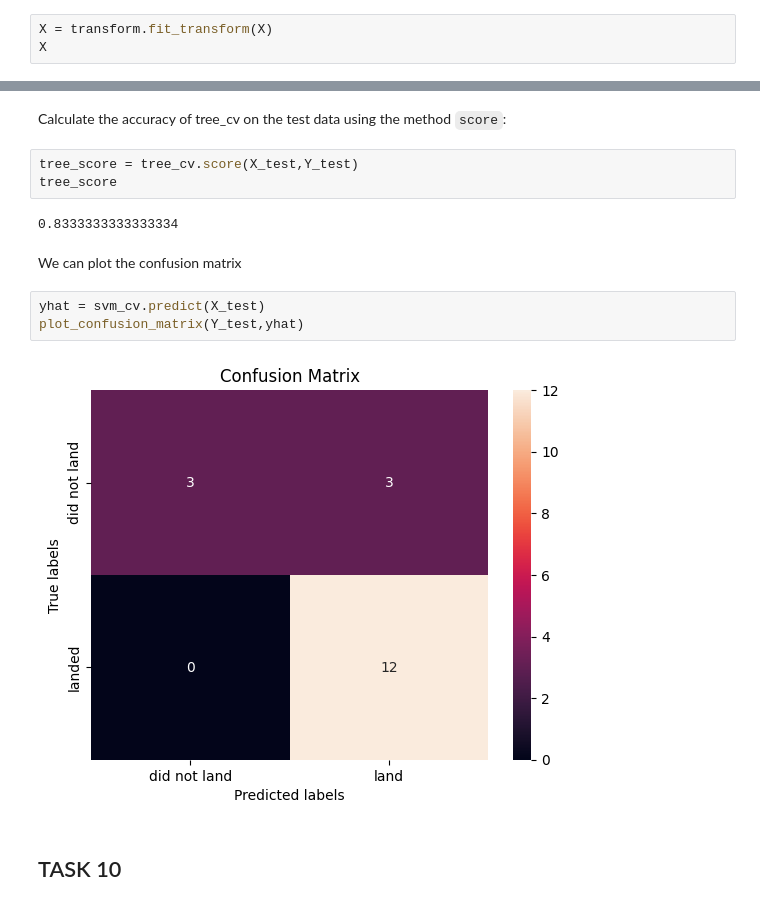
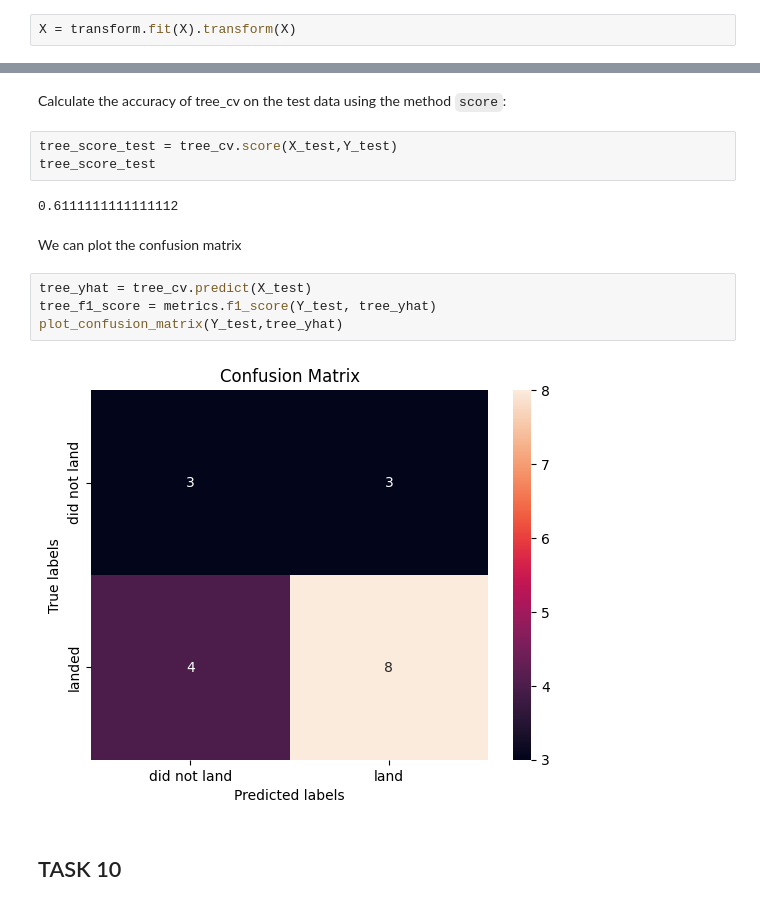
Before and after one commit to renjiths66/Applied-Data-Science-Capstone-FInal-, a Jupyter notebook: SpaceX_Machine Learning Prediction_Part_5.ipynb, the cells around one changed output, grey strips where cells are left out. Drawn from its saved outputs; the diff is of its cells as text.

```diff
--- a/SpaceX_Machine Learning Prediction_Part_5.ipynb
+++ b/SpaceX_Machine Learning Prediction_Part_5.ipynb
@@ -142,5 +143,4 @@ Standardize the data in <code>X</code> then reassign it to the variable  <code>X
 # students get this
 transform = preprocessing.StandardScaler()
 # %%
-X = transform.fit_transform(X)
-X
+X = transform.fit(X).transform(X)
@@ -295,17 +288,18 @@ accuracy : 0.8892857142857145
 # %% [markdown]
 Calculate the accuracy of tree_cv on the test data using the method <code>score</code>:
 # %%
-tree_score = tree_cv.score(X_test,Y_test)
-tree_score
+tree_score_test = tree_cv.score(X_test,Y_test)
+tree_score_test
 # %% [output]
-0.8333333333333334
+0.6111111111111112
 # %% [markdown]
 We can plot the confusion matrix
-# %%
-yhat = svm_cv.predict(X_test)
-plot_confusion_matrix(Y_test,yhat)
-# %% [output]
-[figure, removed]
+# %%
+tree_yhat = tree_cv.predict(X_test)
+tree_f1_score = metrics.f1_score(Y_test, tree_yhat)
+plot_confusion_matrix(Y_test,tree_yhat)
+# %% [output]
+[figure, added]
 # %% [markdown]
 ## TASK  10
 # %% [markdown]
```
Also changed, not shown: parts of 19 cells of this notebook, 3 other files.
